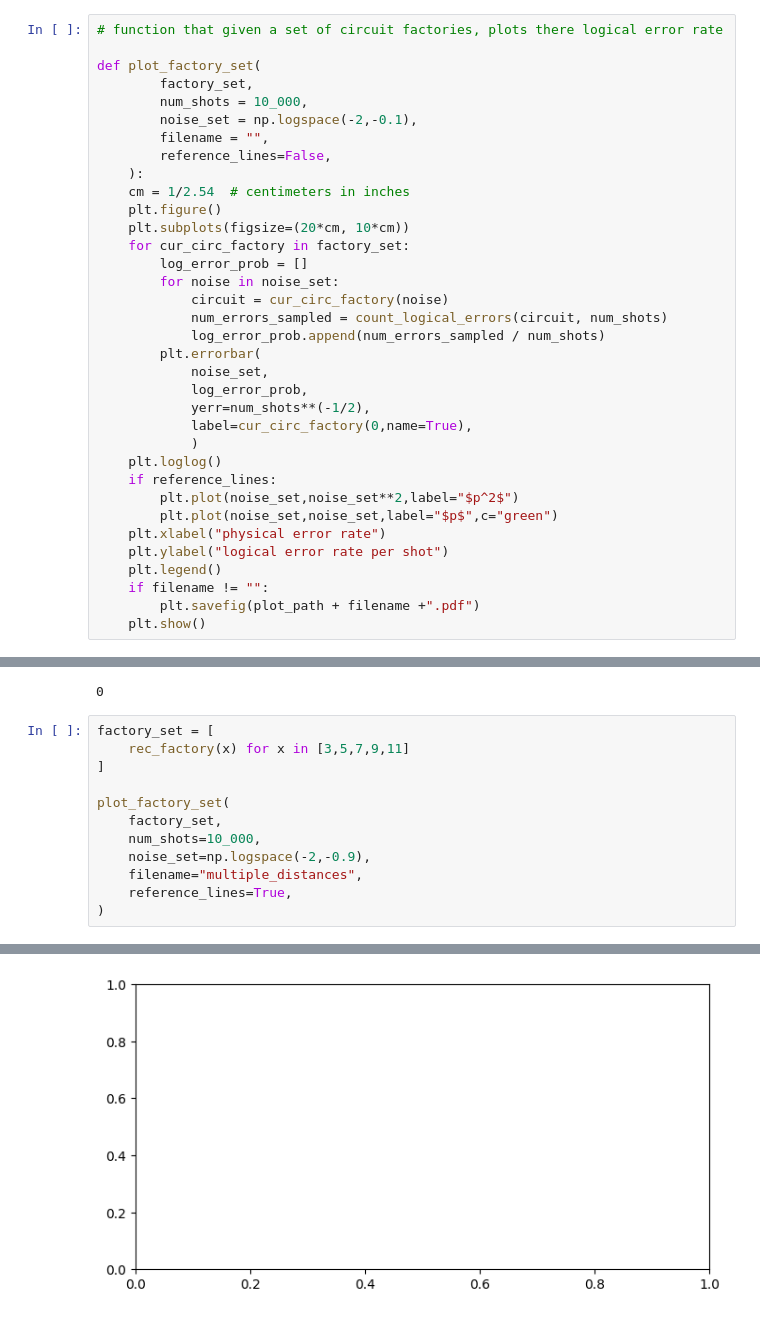
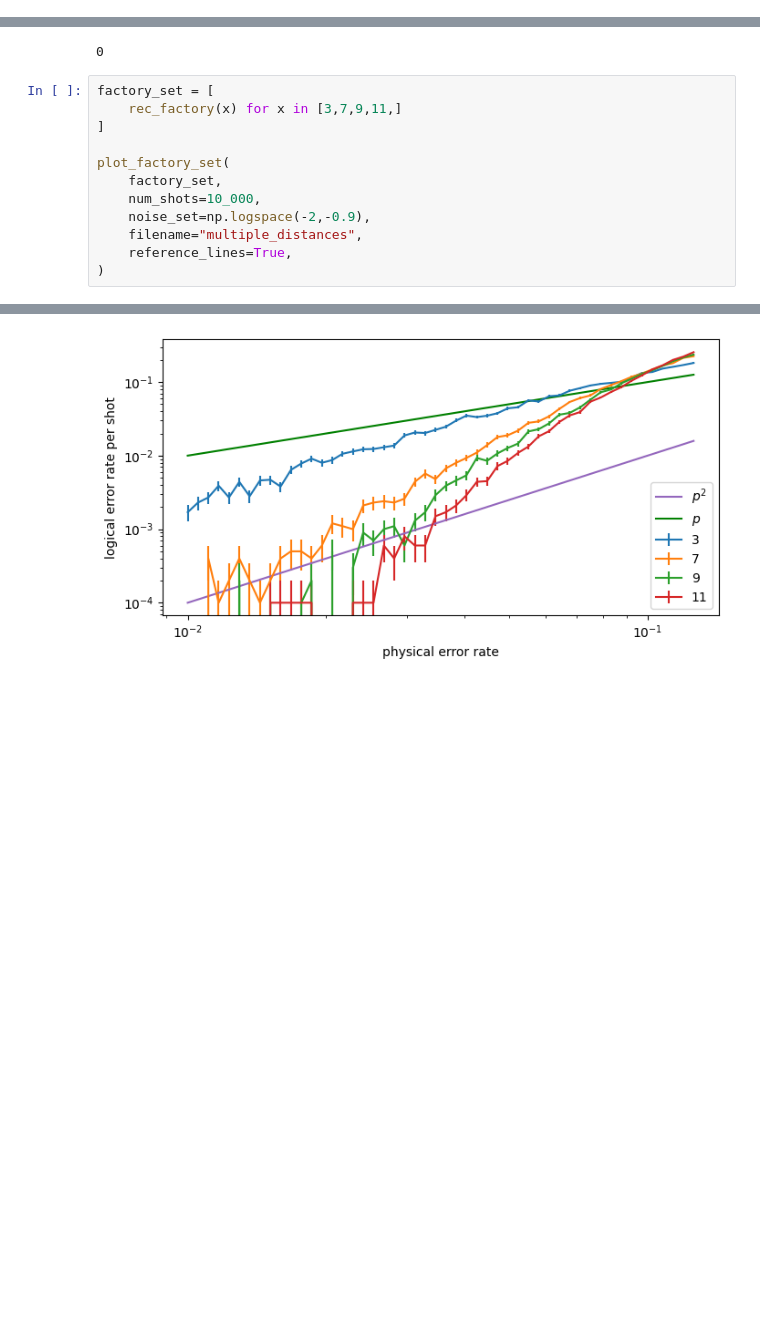
Before and after one commit to leonardlux/MasterArbeit, a Jupyter notebook: code/steane_type/stean_code.ipynb, the cells around one changed output, grey strips where cells are left out. Saved outputs shown, nothing was run; the diff lists cells and outputs as text; blank space fills up the shorter version.

```diff
--- a/code/steane_type/stean_code.ipynb
+++ b/code/steane_type/stean_code.ipynb
@@ -464,38 +53,3 @@ def count_logical_errors(circuit: stim.Circuit, num_shots: int) -> int:
-# %%
-# function that given a set of circuit factories, plots there logical error rate
-
-def plot_factory_set(
-        factory_set,
-        num_shots = 10_000,
-        noise_set = np.logspace(-2,-0.1),
-        filename = "",
-        reference_lines=False,
-    ):
-    cm = 1/2.54  # centimeters in inches
-    plt.figure()
-    plt.subplots(figsize=(20*cm, 10*cm))
-    for cur_circ_factory in factory_set:
-        log_error_prob = []
-        for noise in noise_set:
-            circuit = cur_circ_factory(noise)
-            num_errors_sampled = count_logical_errors(circuit, num_shots)
-            log_error_prob.append(num_errors_sampled / num_shots)
-        plt.errorbar(
-            noise_set,
-            log_error_prob,
-            yerr=num_shots**(-1/2),
-            label=cur_circ_factory(0,name=True),
-            )
-    plt.loglog()
-    if reference_lines:
-        plt.plot(noise_set,noise_set**2,label="$p^2$")
-        plt.plot(noise_set,noise_set,label="$p$",c="green")
-    plt.xlabel("physical error rate")
-    plt.ylabel("logical error rate per shot")
-    plt.legend()
-    if filename != "":
-        plt.savefig(plot_path + filename +".pdf")
-    plt.show()
 # %%
 def rec_factory(distance):
     def factory_basic(noise, name=False):
@@ -541,7 +95,7 @@ count_logical_errors(test_circ,10)
 0
 # %%
 factory_set = [
-    rec_factory(x) for x in [3,5,7,9,11]
+    rec_factory(x) for x in [3,7,9,11,]
 ]
 
 plot_factory_set(
@@ -557 +110 @@ NameError: name 'add_noise' is not defined
-[figure, old version]
+[figure, new version]
```
Also changed, not shown: parts of 8 cells of this notebook, 2 other files.
